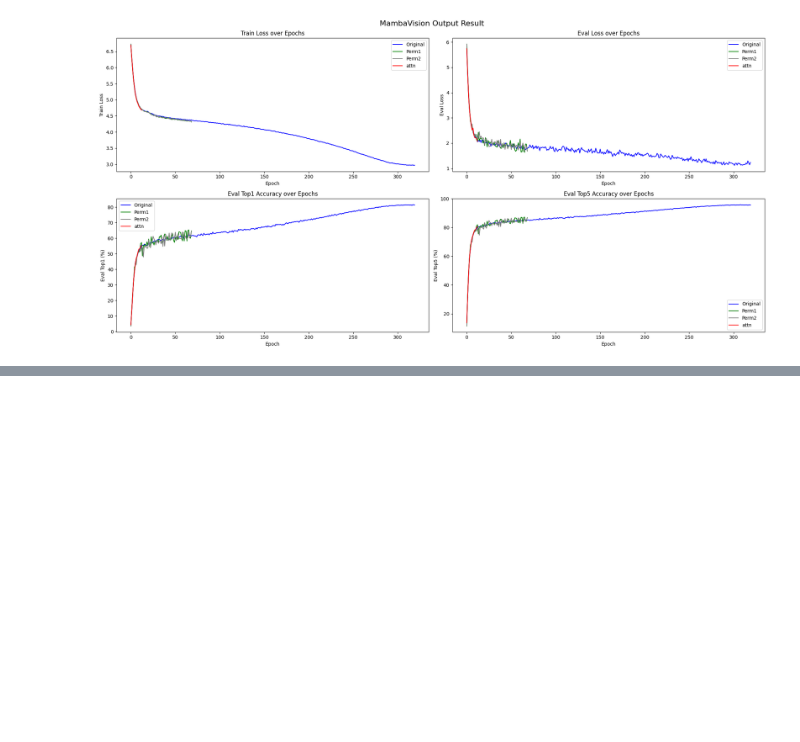
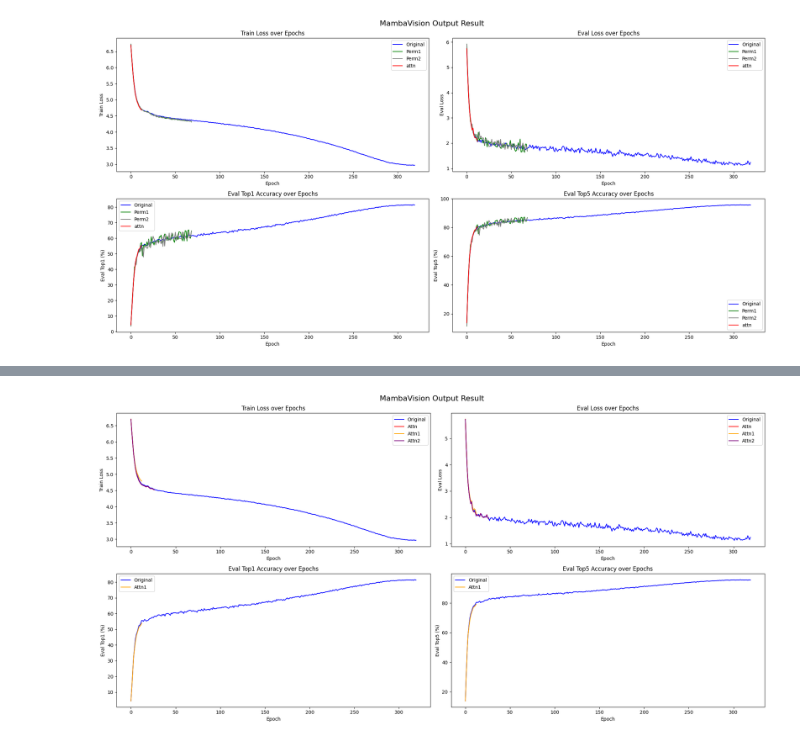
Before and after one commit to vaijsc/vision_ordering_ssms, a Jupyter notebook: visualisation.ipynb, the cells around one changed output, grey strips where cells are left out. Saved outputs shown, nothing was run; the diff lists cells and outputs as text; code cells hidden in the pictures; blank space fills up the shorter version.

```diff
--- a/visualisation.ipynb
+++ b/visualisation.ipynb
@@ -147,0 +224,76 @@ plt.savefig('./output_visualize.png')
+# %%
+import matplotlib.pyplot as plt
+import pandas as pd
+
+# Read data from the text files
+df_original = pd.read_csv('./summary/original.txt')
+df_perm1 = pd.read_csv('./summary/perm1.txt')
+df_perm2 = pd.read_csv('./summary/perm2.txt')
+df_attn = pd.read_csv('./summary/attn.txt')
+df_attn1 = pd.read_csv('./summary/attn1.txt')
+df_attn2 = pd.read_csv('./summary/attn2.txt')
+
+# Plotting
+plt.figure(figsize=(20, 10))
+
+# Add a suptitle for the entire figure
+plt.suptitle('MambaVision Output Result', fontsize=16)
+
+# Train Loss Comparison
+plt.subplot(2, 2, 1)
+plt.plot(df_original['epoch'], df_original['train_loss'], marker='o', label='Original', color='blue', markersize=0.1)
+# plt.plot(df_perm1['epoch'], df_perm1['train_loss'], marker='x', label='Perm1', color='green', markersize=0.1)
+# plt.plot(df_perm2['epoch'], df_perm2['train_loss'], marker='s', label='Perm2', color='grey', markersize=0.1)
+plt.plot(df_attn['epoch'], df_attn['train_loss'], marker='.', label='Attn', color='red', markersize=0.1)
+plt.plot(df_attn1['epoch'], df_attn1['train_loss'], marker='^', label='Attn1', color='orange', markersize=0.1)
+plt.plot(df_attn2['epoch'], df_attn2['train_loss'], marker='v', label='Attn2', color='purple', markersize=0.1)
+plt.title('Train Loss over Epochs')
+plt.xlabel('Epoch')
+plt.ylabel('Train Loss')
+plt.legend()
+
+# Eval Loss Comparison
+plt.subplot(2, 2, 2)
+plt.plot(df_original['epoch'], df_original['eval_loss'], marker='o', label='Original', color='blue', markersize=0.1)
+# plt.plot(df_perm1['epoch'], df_perm1['eval_loss'], marker='x', label='Perm1', color='green', markersize=0.1)
+# plt.plot(df_perm2['epoch'], df_perm2['eval_loss'], marker='s', label='Perm2', color='grey', markersize=0.1)
+plt.plot(df_attn['epoch'], df_attn['eval_loss'], marker='.', label='Attn', color='red', markersize=0.1)
+plt.plot(df_attn1['epoch'], df_attn1['eval_loss'], marker='^', label='Attn1', color='orange', markersize=0.1)
+plt.plot(df_attn2['epoch'], df_attn2['eval_loss'], marker='v', label='Attn2', color='purple', markersize=0.1)
+plt.title('Eval Loss over Epochs')
+plt.xlabel('Epoch')
+plt.ylabel('Eval Loss')
+plt.legend()
+
+# Eval Top1 Accuracy Comparison
+plt.subplot(2, 2, 3)
+plt.plot(df_original['epoch'], df_original['eval_top1'], marker='o', label='Original', color='blue', markersize=0.1)
+# plt.plot(df_perm1['epoch'], df_perm1['eval_top1'], marker='x', label='Perm1', color='green', markersize=0.1)
+# plt.plot(df_perm2['epoch'], df_perm2['eval_top1'], marker='s', label='Perm2', color='grey', markersize=0.1)
+# plt.plot(df_attn['epoch'], df_attn['eval_top1'], marker='.', label='Attn', color='red', markersize=0.1)
+plt.plot(df_attn1['epoch'], df_attn1['eval_top1'], marker='^', label='Attn1', color='orange', markersize=0.1)
+# plt.plot(df_attn2['epoch'], df_attn2['eval_top1'], marker='v', label='Attn2', color='purple', markersize=0.1)
+plt.title('Eval Top1 Accuracy over Epochs')
+plt.xlabel('Epoch')
+plt.ylabel('Eval Top1 (%)')
+plt.legend()
+
+# Eval Top5 Accuracy Comparison
+plt.subplot(2, 2, 4)
+plt.plot(df_original['epoch'], df_original['eval_top5'], marker='o', label='Original', color='blue', markersize=0.1)
+# plt.plot(df_perm1['epoch'], df_perm1['eval_top5'], marker='x', label='Perm1', color='green', markersize=0.1)
+# plt.plot(df_perm2['epoch'], df_perm2['eval_top5'], marker='s', label='Perm2', color='grey', markersize=0.1)
+# plt.plot(df_attn['epoch'], df_attn['eval_top5'], marker='.', label='Attn', color='red', markersize=0.1)
+plt.plot(df_attn1['epoch'], df_attn1['eval_top5'], marker='^', label='Attn1', color='orange', markersize=0.1)
+# plt.plot(df_attn2['epoch'], df_attn2['eval_top5'], marker='v', label='Attn2', color='purple', markersize=0.1)
+plt.title('Eval Top5 Accuracy over Epochs')
+plt.xlabel('Epoch')
+plt.ylabel('Eval Top5 (%)')
+plt.legend()
+
+plt.tight_layout()
+
+# plt.show()
+plt.savefig('./output_attn.png')
+# %% [output]
+[figure, added]
```
Also changed, not shown: parts of 2 cells of this notebook, 7 other files.
